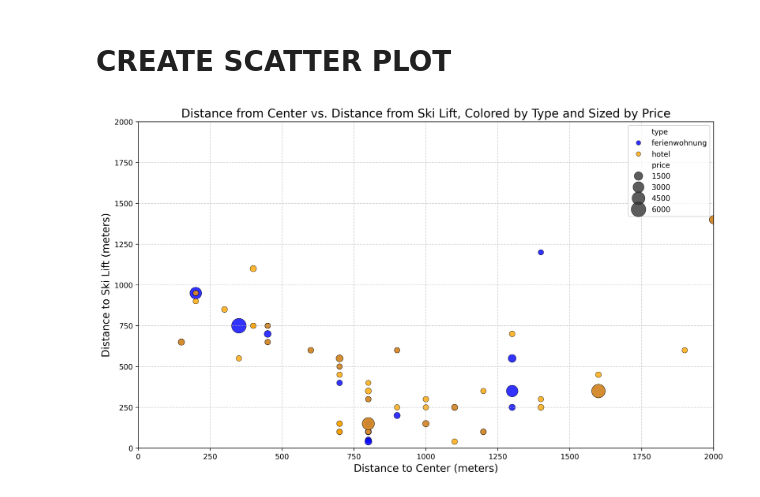
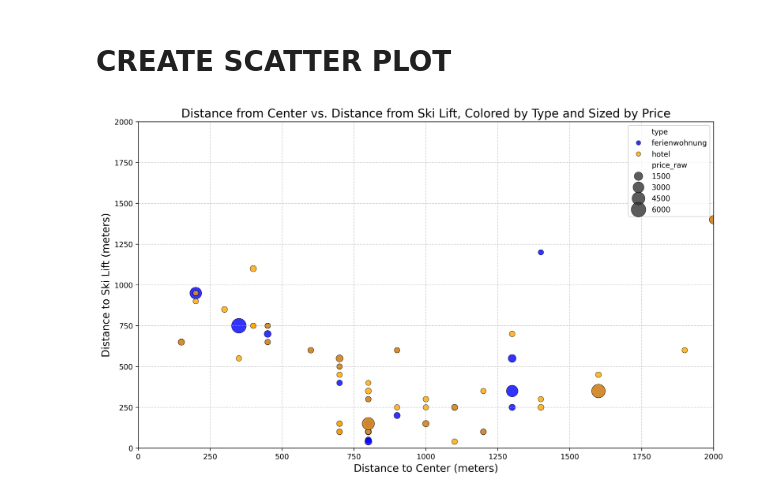
Before and after one commit to NadineLan/NLA_project_template_arm, a Jupyter notebook: 1.3 Scratter Plot - Distance from Center vs. Distance from Ski Lift.ipynb, the cells around one changed output. Saved outputs shown, nothing was run; the diff lists cells and outputs as text; code cells hidden in the pictures.

```diff
--- a/1.3 Scratter Plot - Distance from Center vs. Distance from Ski Lift.ipynb
+++ b/1.3 Scratter Plot - Distance from Center vs. Distance from Ski Lift.ipynb
@@ -5,7 +5,7 @@ import seaborn as sns
 # %% [markdown]
 # LOAD DATA
 # %%
-df = pd.read_csv("Davos_combined_cleaned.csv")
+df = pd.read_csv("data/Davos_combined_clean.csv")
 print("Daten erfolgreich geladen.")
 # %% [output]
 Daten erfolgreich geladen.
@@ -25,32 +25,32 @@ unique_types = df_analysis['type'].unique()
 
 
 plt.figure(figsize=(14, 8), dpi=300)
 
 # Scatterplot: X=Distance Center, Y=Distance Ski Lift, Hue=Type, Size=Price
 scatter_dist = sns.scatterplot(
     data=df_analysis,
     x='distance_zentrum_meters',
     y='distance_skilift_meters',
     hue='type',
-    size='price',           # Price controls the size of the circle
+    size='price_raw',           # Price controls the size of the circle
     hue_order=['ferienwohnung', 'hotel'],
     sizes=(50, 400),        # Range in which price sizes are scaled
     palette=type_colors,
     alpha=.8,
     edgecolor='black',
     linewidth=0.5
 )
 
 #5. SET AXIS LIMITS
 LIMIT_SKILIFT = 2000        # Y-axis limit
 LIMIT_ZENTRUM = 2000        # X-axis limit
 
 plt.xlim(0, LIMIT_ZENTRUM)
 plt.ylim(0, LIMIT_SKILIFT)
 
 plt.title('Distance from Center vs. Distance from Ski Lift, Colored by Type and Sized by Price', fontsize=16)
 plt.xlabel('Distance to Center (meters)', fontsize=14)
 plt.ylabel('Distance to Ski Lift (meters)', fontsize=14)
 plt.grid(True, linestyle='--', alpha=0.6)
 # %% [output]
-[figure, old version]
+[figure, new version]
```
Also changed, not shown: 4 other files.
